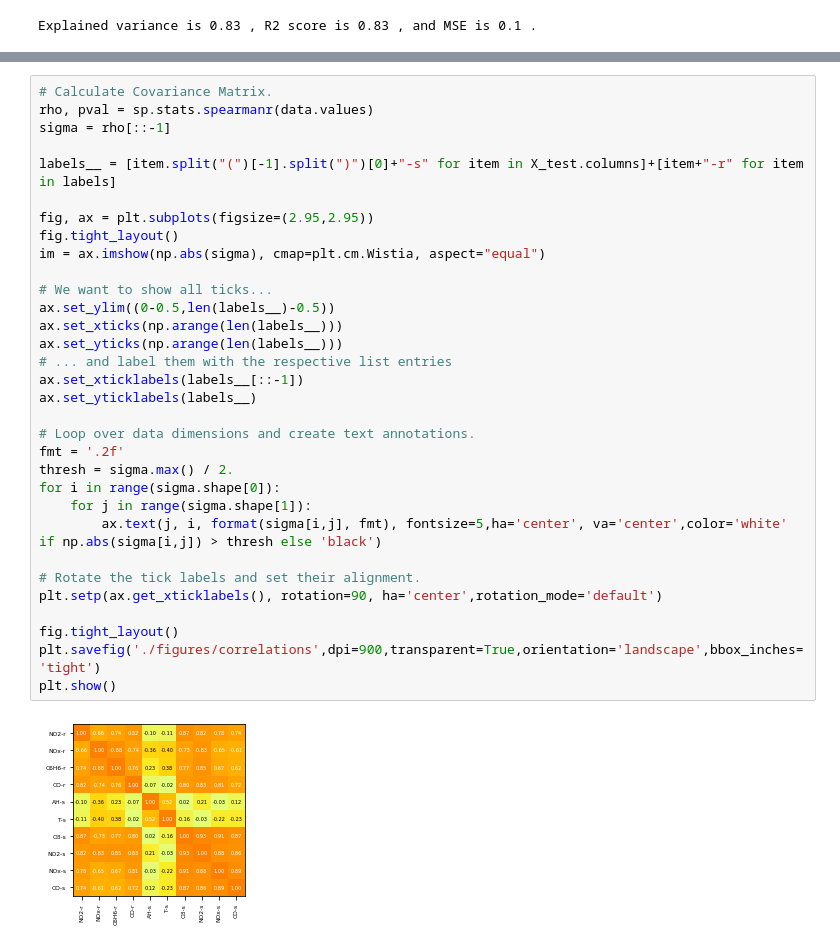
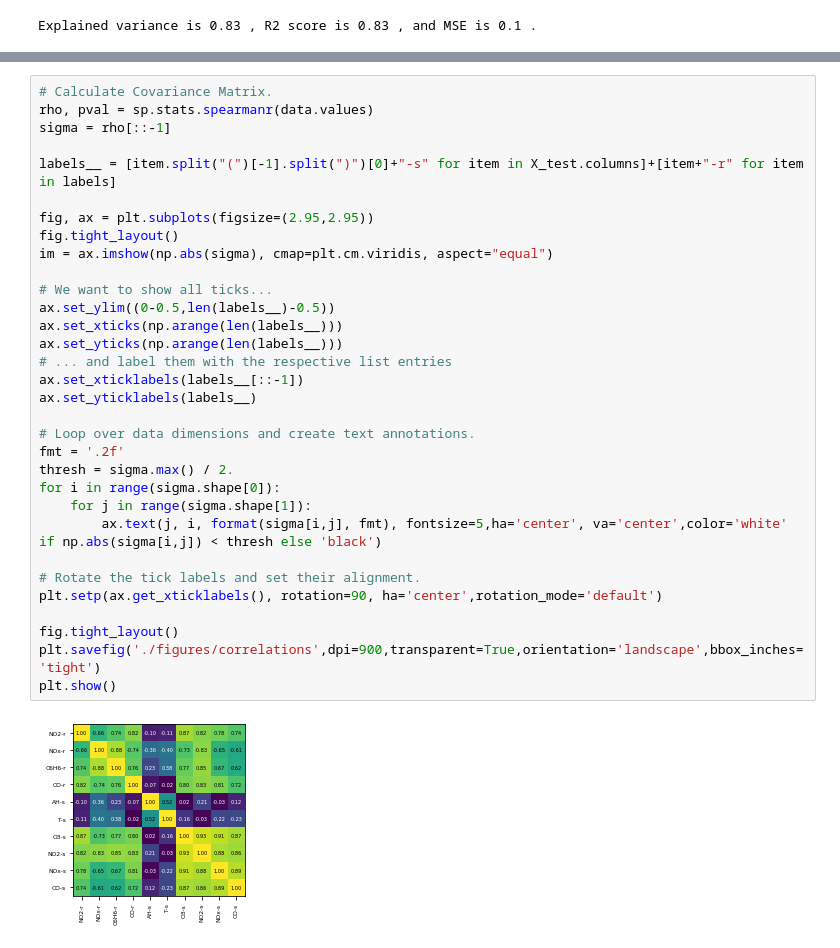
Before and after one commit to gtancev/Chemical-Sensor-Data, a Jupyter notebook: NN_sklearn/main_NN.ipynb, the cells around one changed output, grey strips where cells are left out. Saved outputs shown, nothing was run; the diff lists cells and outputs as text.

```diff
--- a/NN_sklearn/main_NN.ipynb
+++ b/NN_sklearn/main_NN.ipynb
@@ -287,36 +288,36 @@ plt.show()
 # Calculate Covariance Matrix.
 rho, pval = sp.stats.spearmanr(data.values)
 sigma = rho[::-1]
 
 labels__ = [item.split("(")[-1].split(")")[0]+"-s" for item in X_test.columns]+[item+"-r" for item in labels]
 
 fig, ax = plt.subplots(figsize=(2.95,2.95))
 fig.tight_layout()
-im = ax.imshow(np.abs(sigma), cmap=plt.cm.Wistia, aspect="equal")
+im = ax.imshow(np.abs(sigma), cmap=plt.cm.viridis, aspect="equal")
 
 # We want to show all ticks...
 ax.set_ylim((0-0.5,len(labels__)-0.5))
 ax.set_xticks(np.arange(len(labels__)))
 ax.set_yticks(np.arange(len(labels__)))
 # ... and label them with the respective list entries
 ax.set_xticklabels(labels__[::-1])
 ax.set_yticklabels(labels__)
 
 # Loop over data dimensions and create text annotations.
 fmt = '.2f'
 thresh = sigma.max() / 2.
 for i in range(sigma.shape[0]):
     for j in range(sigma.shape[1]):
-        ax.text(j, i, format(sigma[i,j], fmt), fontsize=5,ha='center', va='center',color='white' if np.abs(sigma[i,j]) > thresh else 'black')
+        ax.text(j, i, format(sigma[i,j], fmt), fontsize=5,ha='center', va='center',color='white' if np.abs(sigma[i,j]) < thresh else 'black')
 
 # Rotate the tick labels and set their alignment.
 plt.setp(ax.get_xticklabels(), rotation=90, ha='center',rotation_mode='default')
 
 fig.tight_layout()
 plt.savefig('./figures/correlations',dpi=900,transparent=True,orientation='landscape',bbox_inches='tight')
 plt.show()
 # %% [output]
-[figure, old version]
+[figure, new version]
 # %%
 # Compute and plot partial dependences.
 linestyles = ["-","-.","--",":"]
```
Also changed, not shown: parts of 8 cells of this notebook.
